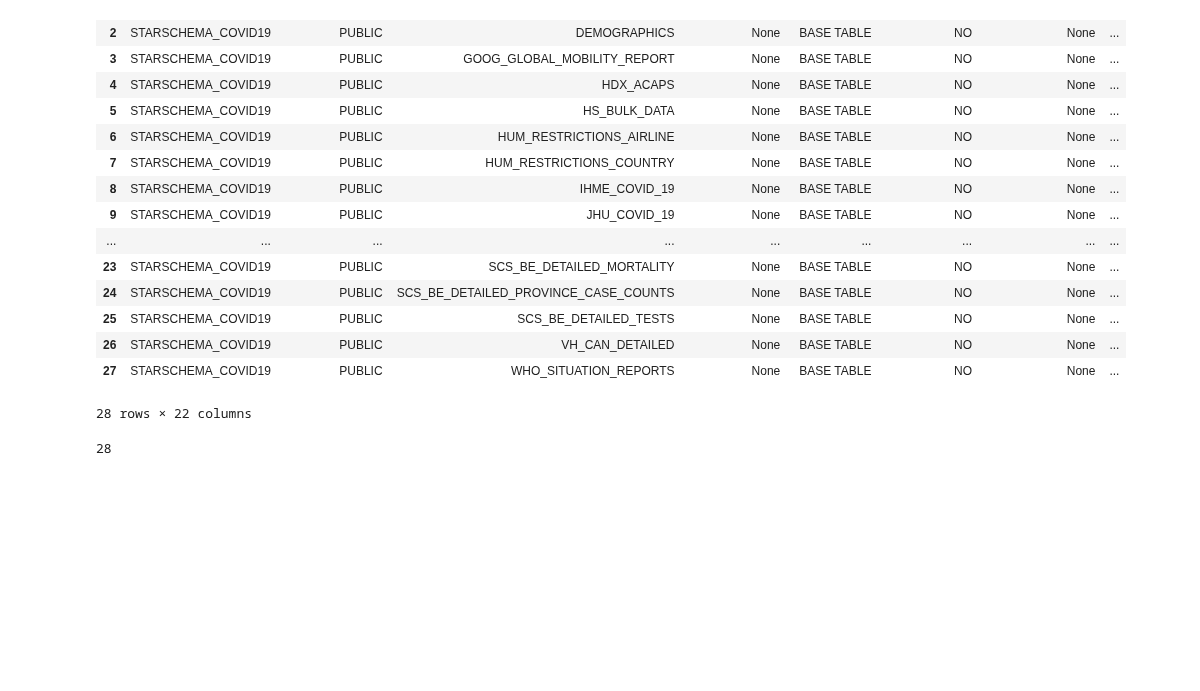
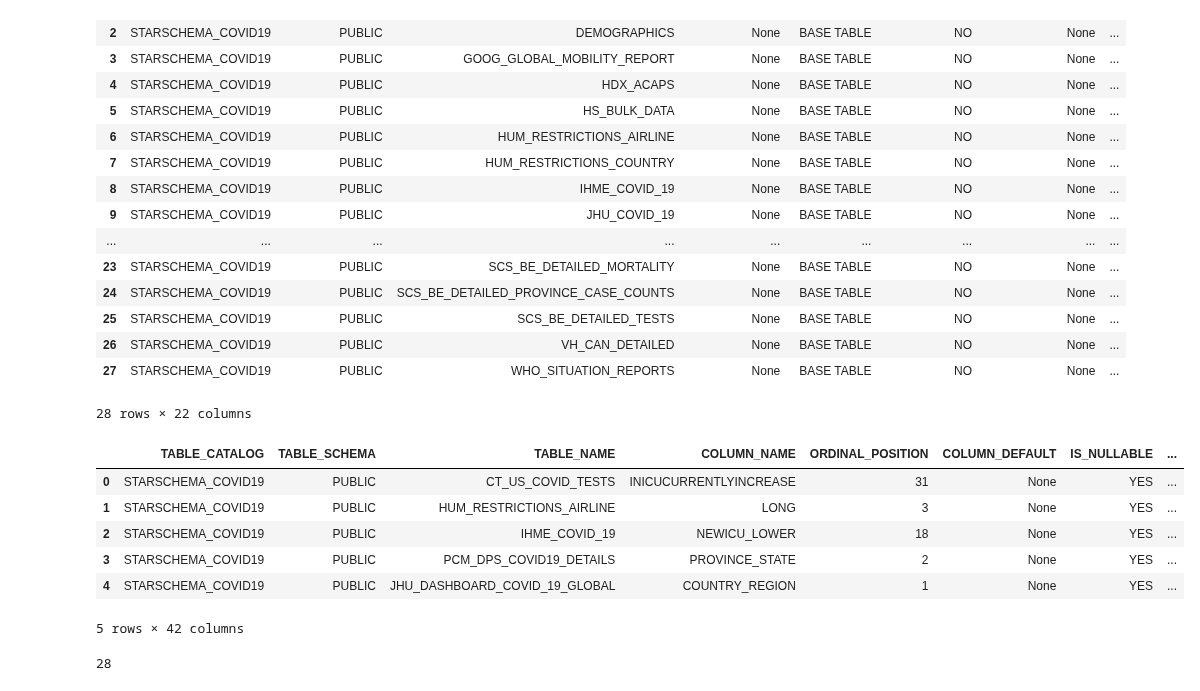
Before and after one commit to joseph-true/covid19-data-catalog, a Jupyter notebook: COVID19-metadata_2_html.ipynb, the cells around one changed output. Cells and saved outputs as stored; diff of their text form; code cells hidden in the pictures; blank space fills up the shorter version.

```diff
--- a/COVID19-metadata_2_html.ipynb
+++ b/COVID19-metadata_2_html.ipynb
@@ -133,3 +140,17 @@ df_infoschema
+# %%
+df_info_cols.head(5)
+# TABLE_NAME
+# DATA_TYPE
+# COLUMN_NAME
+# COMMENT
+# %% [output]
+|  | TABLE_CATALOG | TABLE_SCHEMA | TABLE_NAME | COLUMN_NAME | ORDINAL_POSITION | COLUMN_DEFAULT | IS_NULLABLE | ... |
+| 0 | STARSCHEMA_COVID19 | PUBLIC | CT_US_COVID_TESTS | INICUCURRENTLYINCREASE | 31 | None | YES | ... |
+| 1 | STARSCHEMA_COVID19 | PUBLIC | HUM_RESTRICTIONS_AIRLINE | LONG | 3 | None | YES | ... |
+| 2 | STARSCHEMA_COVID19 | PUBLIC | IHME_COVID_19 | NEWICU_LOWER | 18 | None | YES | ... |
+| 3 | STARSCHEMA_COVID19 | PUBLIC | PCM_DPS_COVID19_DETAILS | PROVINCE_STATE | 2 | None | YES | ... |
+| 4 | STARSCHEMA_COVID19 | PUBLIC | JHU_DASHBOARD_COVID_19_GLOBAL | COUNTRY_REGION | 1 | None | YES | ... |
+5 rows × 42 columns
 # %%
 # Get a sorted list of table names
 lst_tablenames_info = df_infoschema['TABLE_NAME'].unique()
```
Also changed, not shown: parts of 8 cells of this notebook, 29 other files.
